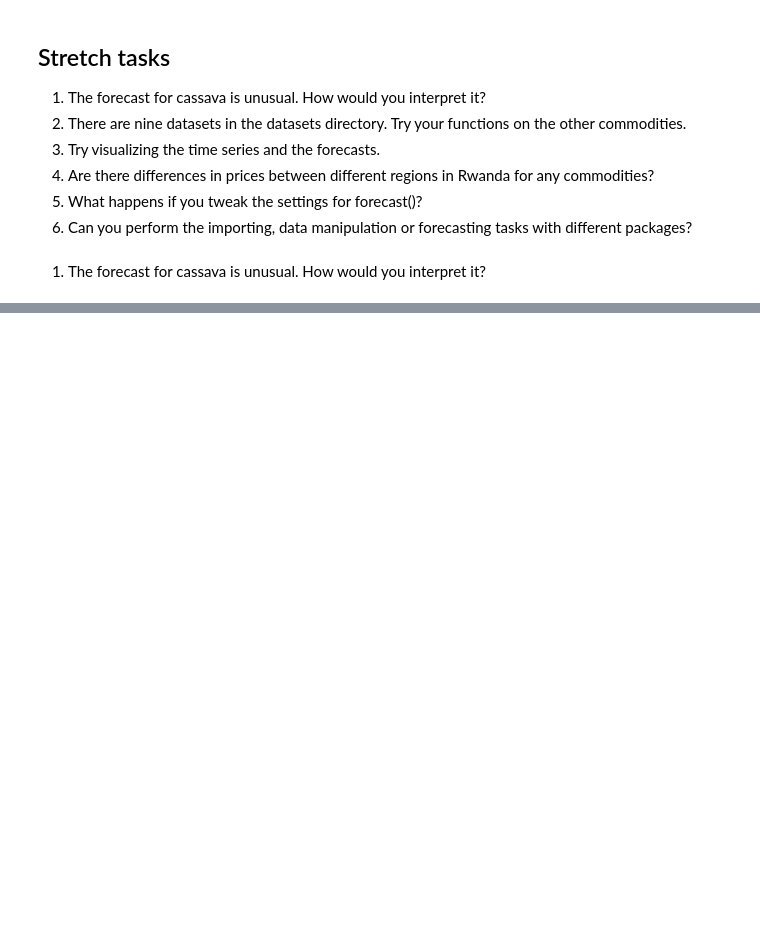
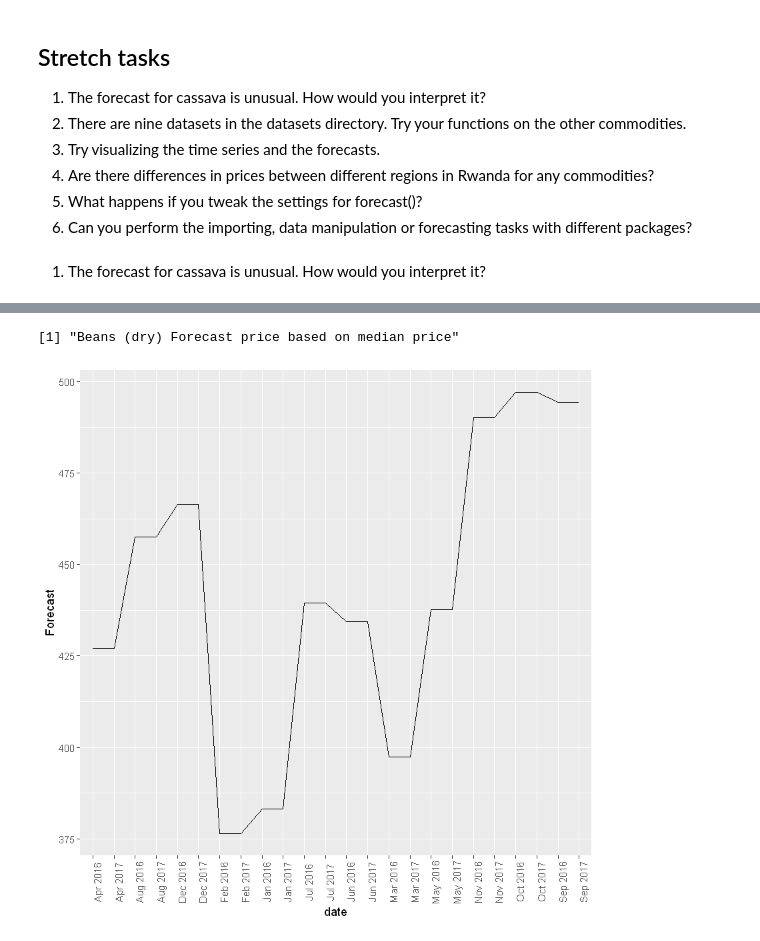
Before and after one commit to showdowmaxi/project, a Jupyter notebook: R/unguided/Functions for Food Price Forecasts (Unguided)/notebook.ipynb, the cells around one changed output, grey strips where cells are left out. Saved outputs shown, nothing was run; the diff lists cells and outputs as text; code cells hidden in the pictures; blank space fills up the shorter version.

```diff
--- a/R/unguided/Functions for Food Price Forecasts (Unguided)/notebook.ipynb
+++ b/R/unguided/Functions for Food Price Forecasts (Unguided)/notebook.ipynb
@@ -305,6 +271,7 @@ forcast_price_plot <-function(forcast_price){
                     rename('Forecast'= 'Point Forecast')
 
     #plot
-    ggplot(forcast_price, aes(date,Forecast)) +
-    geom_line()
+    ggplot(forcast_price, aes(date,Forecast, group=1)) +
+    geom_line()+
+    theme(axis.text.x = element_text(angle =90))
 }
@@ -320,0 +298,7 @@ typeof(test_a$date)
+# %%
+print(paste(strsplit(val[1], ".csv"), "Forecast price based on median price"))
+forcast <- forecast_price(median_price)
+forcast_price_plot(forcast)
+# %% [output]
+[1] "Beans (dry) Forecast price based on median price"
+[figure, added]
```
Also changed, not shown: parts of 17 cells of this notebook.
